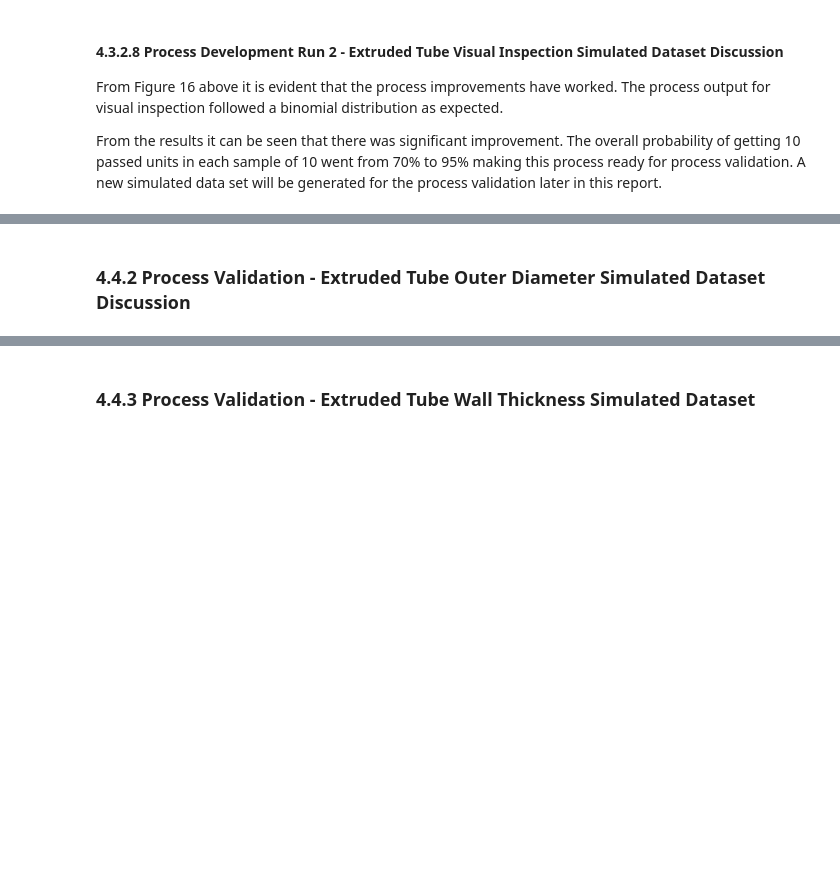
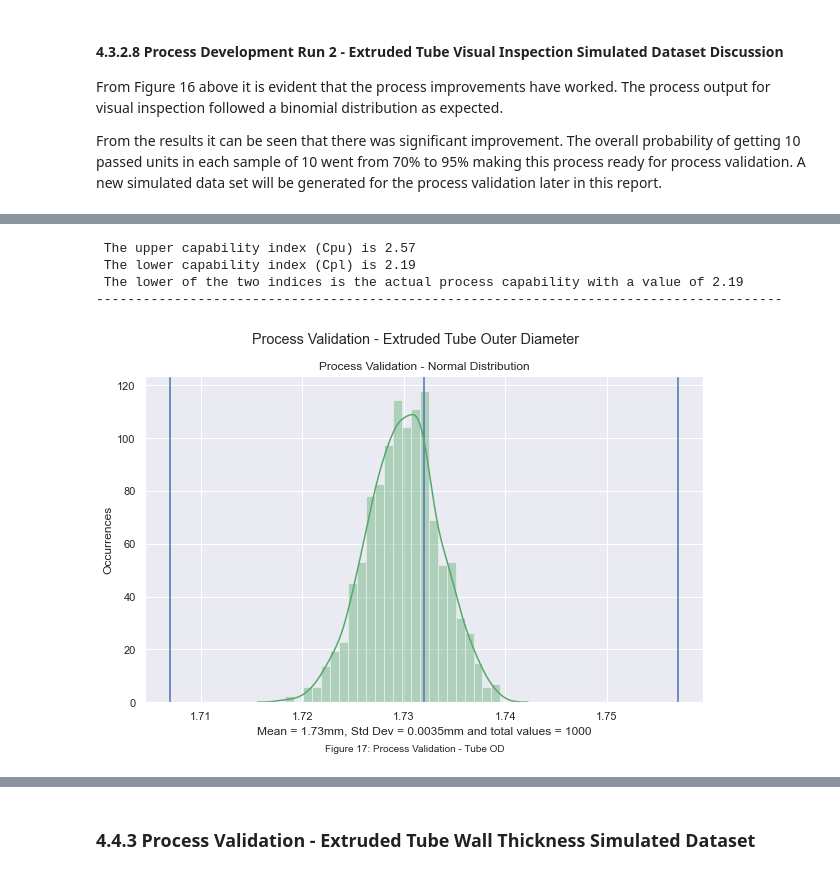
Before and after one commit to KeithQuinn/Project_2020_Programming-for-Data-Analysis, a Jupyter notebook: Project_2020_Programming-for-Data-Analysis.ipynb, the cells around one changed output, grey strips where cells are left out. Cells and saved outputs as stored; diff of their text form; code cells hidden in the pictures; blank space fills up the shorter version.

Commit message:
Process Validation section work ongoing.

```diff
--- a/Project_2020_Programming-for-Data-Analysis.ipynb
+++ b/Project_2020_Programming-for-Data-Analysis.ipynb
@@ -552,4 +572,38 @@ The process capability is also calculated for the variable outputs; OD, wall thi
 
 ### 4.4.1 Process Validation - Extruded Tube Outer Diameter Simulated Dataset
-# %% [markdown]
-### 4.4.2 Process Validation - Extruded Tube Outer Diameter Simulated Dataset Discussion
+# %%
+ProVal_OD_loc = 1.730 # mean
+ProVal_OD_scale = 0.0035 # standard deviation of 0.02 from initial run
+ProVal_OD_size = 1000 # number of values
+OD_USL=1.757
+OD_LSL=1.707
+
+Cpu = round((OD_USL - ProVal_OD_loc) / (3*ProVal_OD_scale),2)
+Cpl = round((ProVal_OD_loc - OD_LSL) / (3*ProVal_OD_scale),2)
+Cpk = np.min([Cpu, Cpl])
+
+print(f' The upper capability index (Cpu) is {Cpu}')
+print(f' The lower capability index (Cpl) is {Cpl}')
+print(f' The lower of the two indices is the actual process capability with a value of {Cpk}')
+print('----------------------------------------------------------------------------------------')
+
+ProVal_OD_normal_data = np.random.normal(ProVal_OD_loc, ProVal_OD_scale, ProVal_OD_size) # generate a data set that follows a normal distribution
+
+plt.figure(figsize=(10, 6)) # figure size
+plt.title('Process Validation - Normal Distribution') # title
+plt.suptitle('Process Validation - Extruded Tube Outer Diameter') # subtitle
+plt.axvline(x=LSL)
+plt.axvline(x=1.732)
+plt.axvline(x=USL)
+plt.xlabel(f'Mean = {ProVal_OD_loc}mm, Std Dev = {ProVal_OD_scale}mm and total values = {ProVal_OD_size}') # xlabel
+plt.ylabel('Occurrences') # ylabel
+sns.distplot(a=ProVal_OD_normal_data, hist=True, kde=True, color='g')
+txt="Figure 17: Process Validation - Tube OD" # create caption
+plt.figtext(0.5, 0.01, txt, wrap=True, horizontalalignment='center', fontsize=10) # locate caption
+plt.show() # show histogram
+# %% [output]
+ The upper capability index (Cpu) is 2.57
+ The lower capability index (Cpl) is 2.19
+ The lower of the two indices is the actual process capability with a value of 2.19
+----------------------------------------------------------------------------------------
+[figure, added]
```
Also changed, not shown: parts of 4 cells of this notebook.
